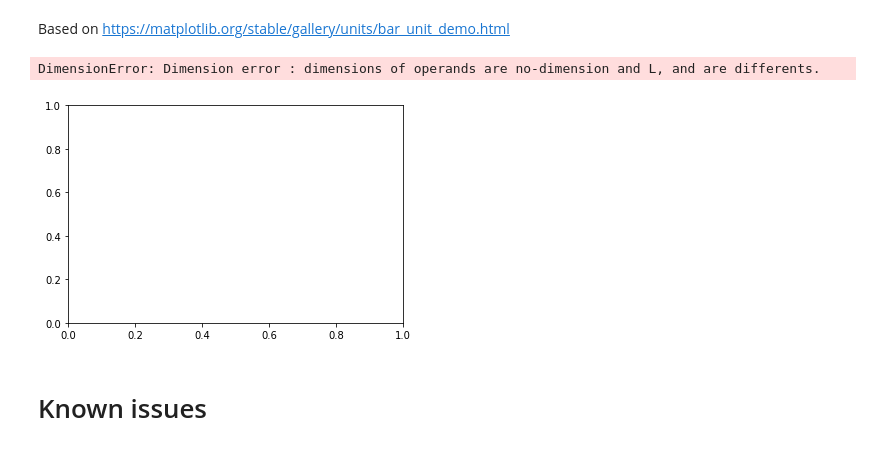
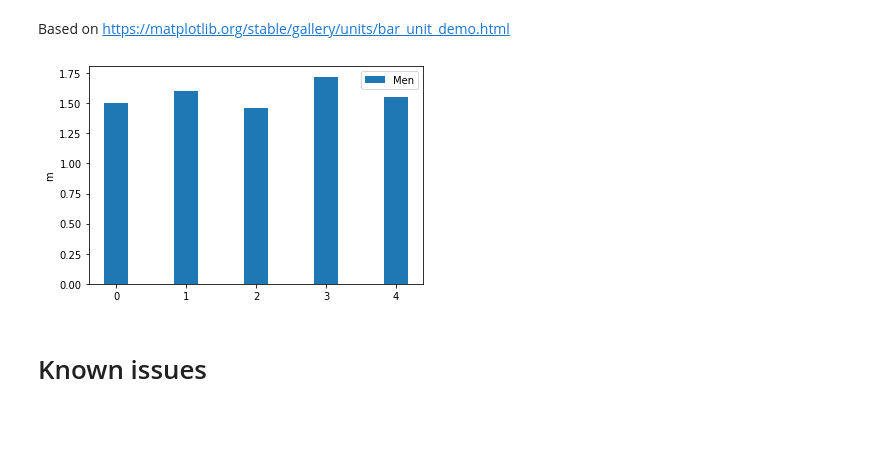
Before and after one commit to mocquin/physipy, a Jupyter notebook: docs/notebooks/Plotting with matplotlib.ipynb, the cells around one changed output. Cells and saved outputs as stored; diff of their text form; code cells hidden in the pictures; blank space fills up the shorter version.

```diff
--- a/docs/notebooks/Plotting with matplotlib.ipynb
+++ b/docs/notebooks/Plotting with matplotlib.ipynb
@@ -281,39 +288,38 @@ import matplotlib.pyplot as plt
 
 cm = units["cm"]
 inch = imperial_units["in"]
 
 
 N = 5
 men_means = asqarray([150*cm, 160*cm, 146*cm, 172*cm, 155*cm])
 men_std = asqarray([20*cm, 30*cm, 32*cm, 10*cm, 20*cm])
 
 fig, ax = plt.subplots()
 
 ind = np.arange(N)    # the x locations for the groups
-width = 0.35   *cm      # the width of the bars
+width = 0.35       # the width of the bars
 ax.bar(ind,
        men_means,
        width,
-       #bottom=0*cm,
+       bottom=0*cm,
        #yerr=men_std,
        label='Men')
 
 #women_means = (145*cm, 149*cm, 172*cm, 165*cm, 200*cm)
 #women_std = (30*cm, 25*cm, 20*cm, 31*cm, 22*cm)
 #ax.bar(ind + width, women_means, width, bottom=0*cm, yerr=women_std,
 #       label='Women')
 
-ax.set_title('Scores by group and gender')
-ax.set_xticks(ind + width / 2, labels=['G1', 'G2', 'G3', 'G4', 'G5'])
+#ax.set_title('Scores by group and gender')
+#ax.set_xticks(ind + width / 2, labels=['G1', 'G2', 'G3', 'G4', 'G5'])
 
 ax.legend()
 #ax.yaxis.set_units(inch)
 #ax.autoscale_view()
 
 plt.show()
 # %% [output]
-DimensionError: Dimension error : dimensions of operands are no-dimension and L, and are differents.
-[figure, old version]
+[figure, new version]
 # %% [markdown]
 # Known issues
 # %% [markdown]
```
Also changed, not shown: parts of 2 cells of this notebook, 41 other files.
